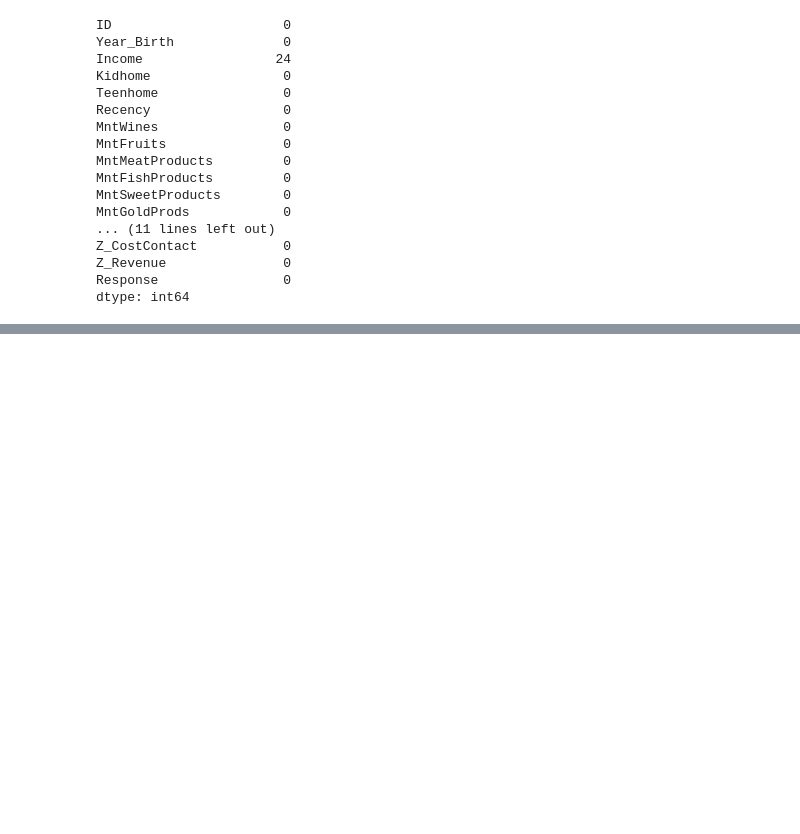
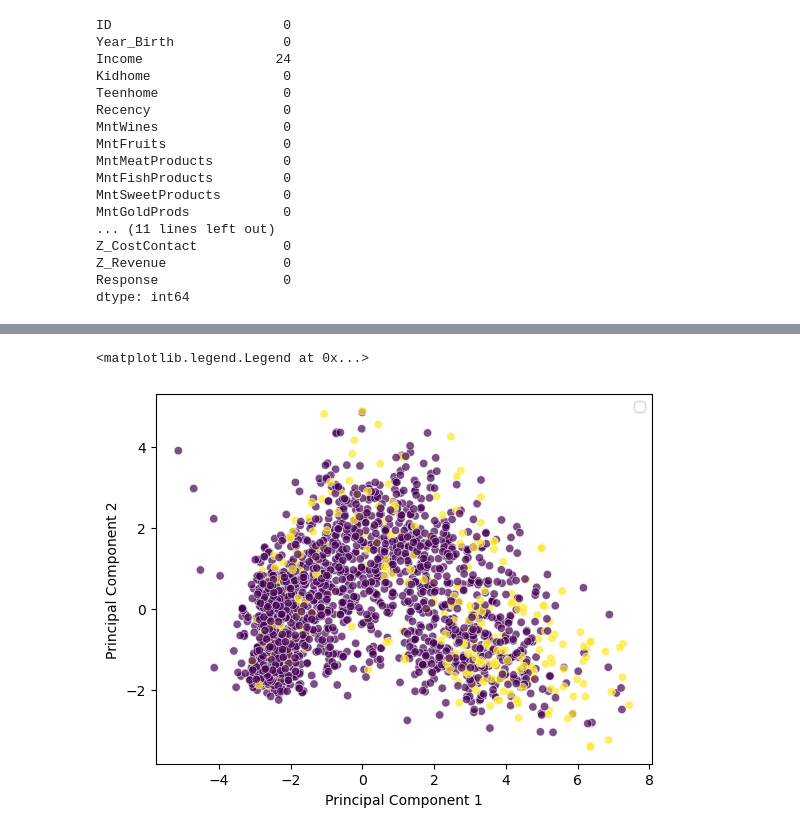
Before and after one commit to nihaar06/Unsupervised-Machine-Learning, a Jupyter notebook: PCA/marketing_pca.ipynb, the cells around one changed output, grey strips where cells are left out. Saved outputs shown, nothing was run; the diff lists cells and outputs as text; code cells hidden in the pictures; blank space fills up the shorter version.

```diff
--- a/PCA/marketing_pca.ipynb
+++ b/PCA/marketing_pca.ipynb
@@ -83,0 +95,9 @@ plt.plot(range(1,len(X_pca.explained_variance_ratio_)+1),X_pca.explained)
+# %%
+X_pca17=PCA(n_components=17).fit_transform(X_s)
+sns.scatterplot(x=X_pca17[:,0],y=X_pca17[:,1],c=df['Response'],alpha=0.7)
+plt.xlabel('Principal Component 1')
+plt.ylabel('Principal Component 2')
+plt.legend()
+# %% [output]
+<matplotlib.legend.Legend at 0x...>
+[figure, added]
```
Also changed, not shown: parts of 3 cells of this notebook, 12 other files.
